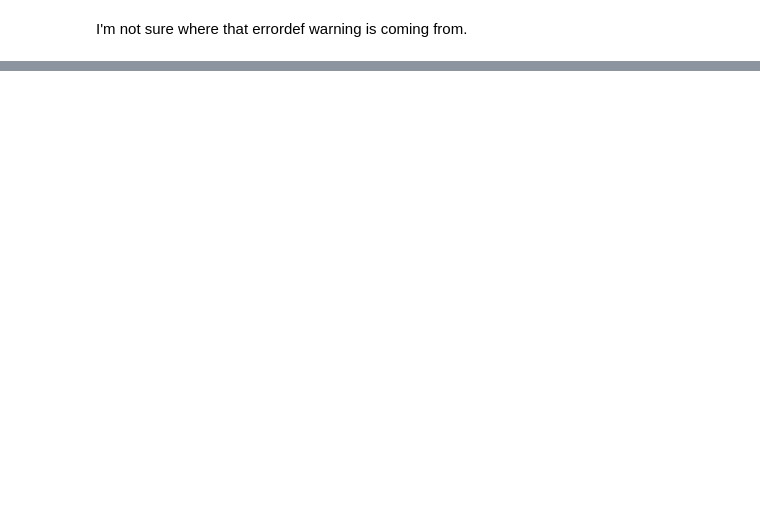
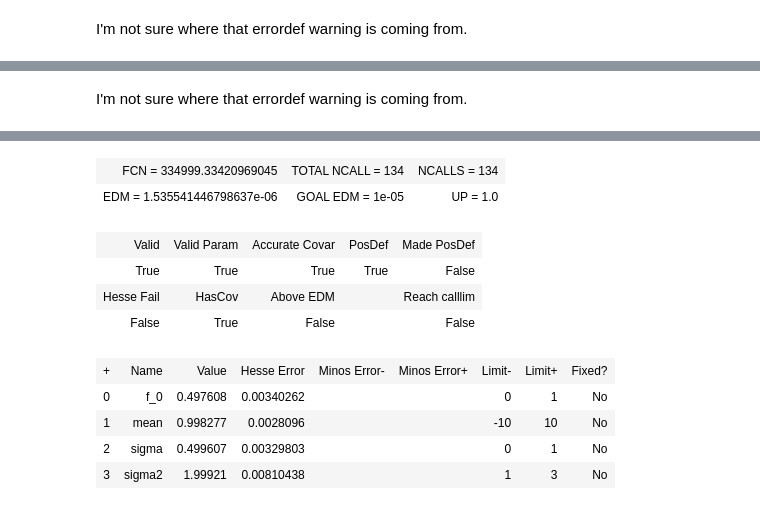
Before and after one commit to henryiii/compclass, a Jupyter notebook: classes/week12/1_fitting.ipynb, the cells around one changed output, grey strips where cells are left out. Cells and saved outputs as stored; diff of their text form; code cells hidden in the pictures; blank space fills up the shorter version.

```diff
--- a/classes/week12/1_fitting.ipynb
+++ b/classes/week12/1_fitting.ipynb
@@ -207,0 +218,6 @@ unbinned_lh.draw(minuit);
+# %%
+import numba
+
+@numba.njit(parallel=True)
+def gaussian(x, μ, σ):
+    return 1/np.sqrt(2*np.pi*σ**2) * np.exp(-(x-μ)**2/(2*σ**2))
@@ -207,0 +260,6 @@ unbinned_lh.draw(minuit);
+# %% [markdown]
+I'm not sure where that errordef warning is coming from.
+# %%
+%%time
+output = minuit.migrad()
+# %% [output]
@@ -207,0 +267,11 @@ unbinned_lh.draw(minuit);
+| FCN = 334999.33420969045 | TOTAL NCALL = 134 | NCALLS = 134 |
+| EDM = 1.535541446798637e-06 | GOAL EDM = 1e-05 | UP = 1.0 |
+| Valid | Valid Param | Accurate Covar | PosDef | Made PosDef |
+| True | True | True | True | False |
+| Hesse Fail | HasCov | Above EDM |  | Reach calllim |
+| False | True | False |  | False |
+| + | Name | Value | Hesse Error | Minos Error- | Minos Error+ | Limit- | Limit+ | Fixed? |
+| 0 | f_0 | 0.497608 | 0.00340262 |  |  | 0 | 1 | No |
+| 1 | mean | 0.998277 | 0.0028096 |  |  | -10 | 10 | No |
+| 2 | sigma | 0.499607 | 0.00329803 |  |  | 0 | 1 | No |
+| 3 | sigma2 | 1.99921 | 0.00810438 |  |  | 1 | 3 | No |
```
Also changed, not shown: parts of 22 cells of this notebook.
